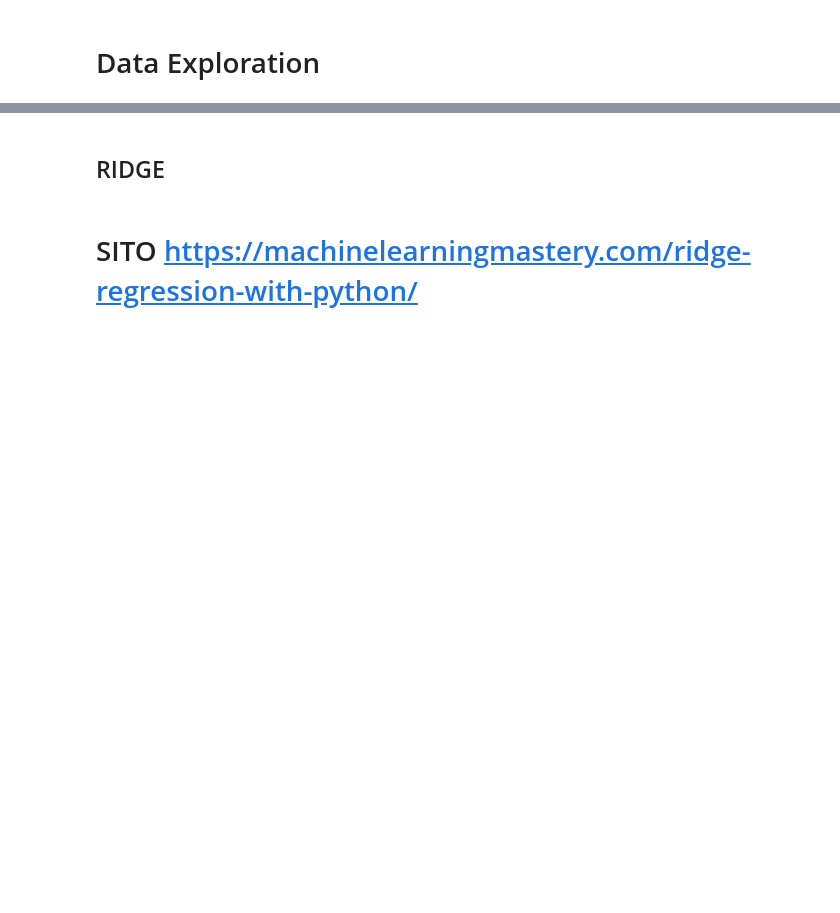
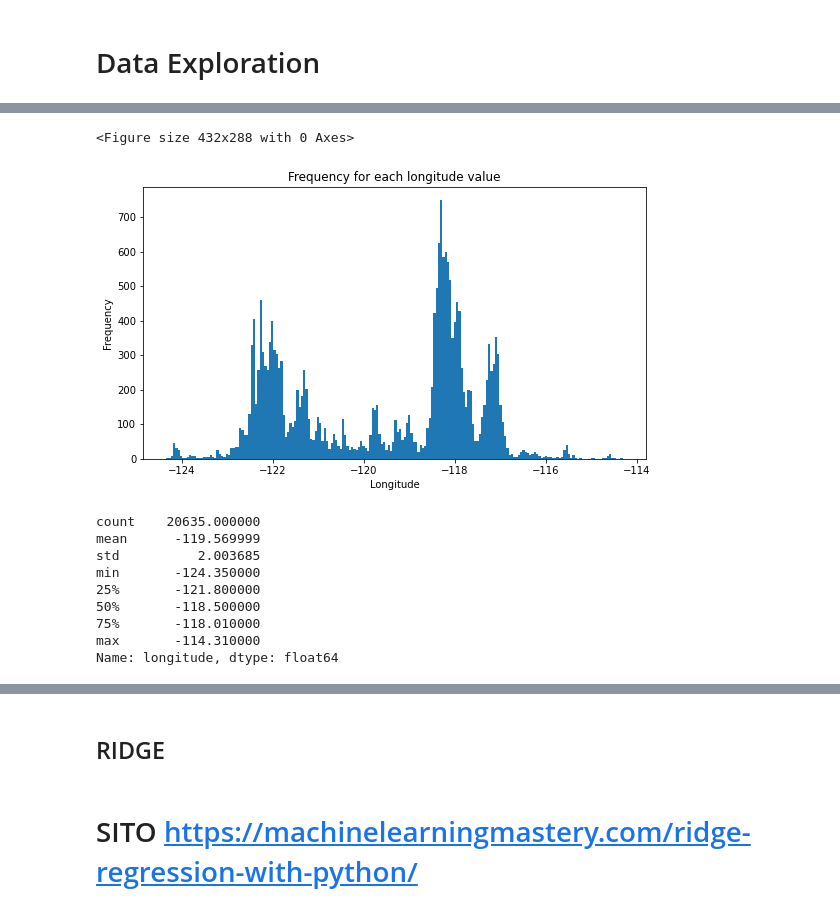
Before and after one commit to martinaviggiano/ml_project, a Jupyter notebook: Machine Learning Project.ipynb, the cells around one changed output, grey strips where cells are left out. Drawn from its saved outputs; the diff is of its cells as text; code cells hidden in the pictures; blank space fills up the shorter version.

```diff
--- a/Machine Learning Project.ipynb
+++ b/Machine Learning Project.ipynb
@@ -195,0 +204,22 @@ NameError: name 'corr_df1' is not defined
+# %%
+fig = plt.figure()
+plt.figure(figsize=(9,5))
+plt.hist(corr_df.longitude.values, bins= 200)
+plt.title('Frequency for each longitude value')
+plt.xlabel("Longitude")
+plt.ylabel("Frequency")
+#plt.grid(True)
+fig.savefig("images\Frequency for each longitude value.png")
+plt.show()
+# %% [output]
+<Figure size 432x288 with 0 Axes>
+[figure, added]
+count    20635.000000
+mean      -119.569999
+std          2.003685
+min       -124.350000
+25%       -121.800000
+50%       -118.500000
+75%       -118.010000
+max       -114.310000
+Name: longitude, dtype: float64
```
Also changed, not shown: parts of 33 cells of this notebook, 11 other files.
